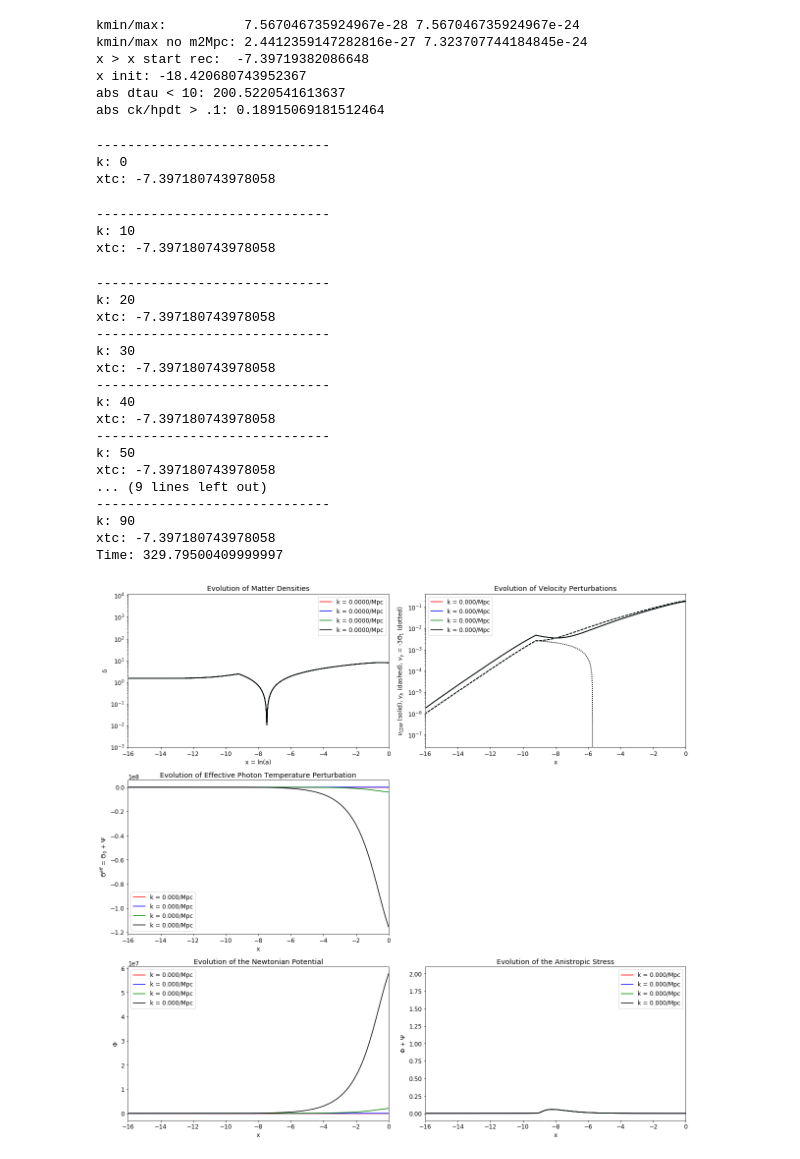
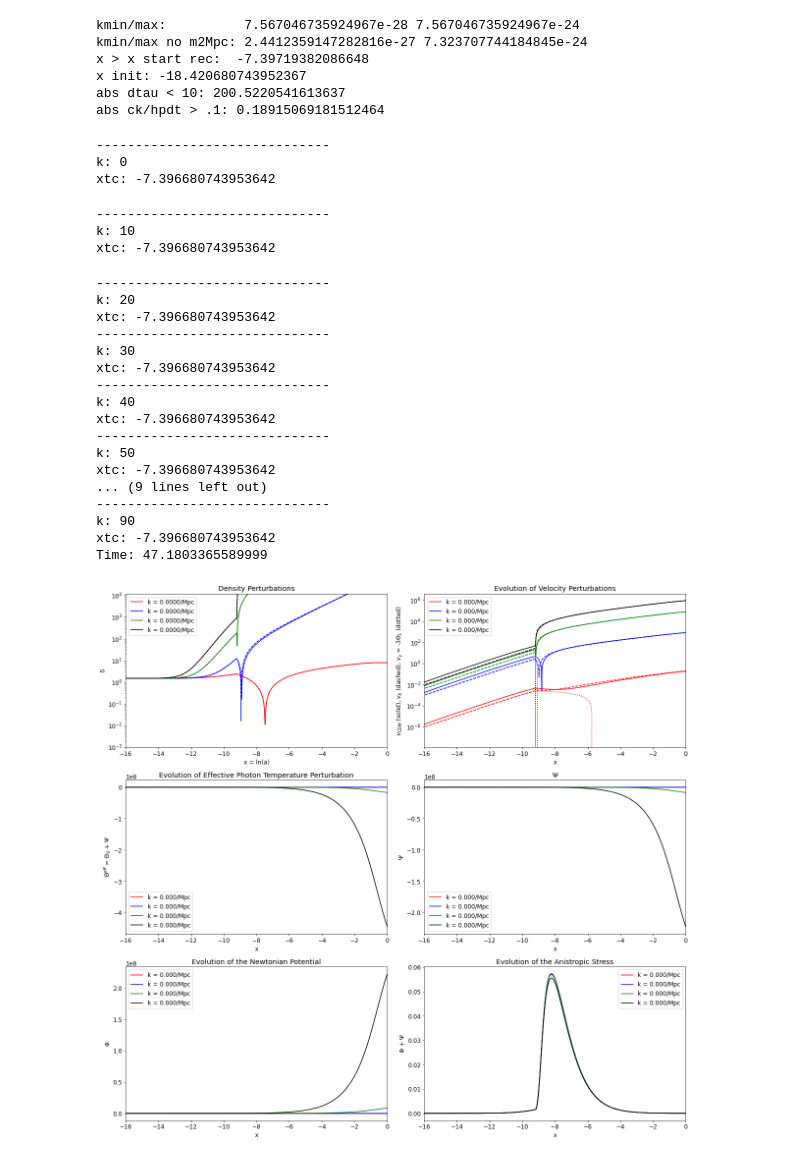
Before and after one commit to azieg/CMB-Simulation, a Jupyter notebook: StructureEvolution.ipynb, the cells around one changed output. Cells and saved outputs as stored; diff of their text form; code cells hidden in the pictures.

```diff
--- a/StructureEvolution.ipynb
+++ b/StructureEvolution.ipynb
@@ -309,7 +309,7 @@ for i in range(nk):
     for l in range(3, lmaxint):
         Θ[0, l, i] = -l*c*ks[i]*Θ[0, l - 1, i]/((2.0*l + 1.0)*getHPrime(xinit)*τ2spl(xinit)[0])
 
-    Ψ[0, i] = 1.0#-Φ[0, i] - 12.0*Ωr*Θ[0, 2, i]*H0/(c*ks[i]*np.exp(xinit))
+    Ψ[0, i] = -1.0#-Φ[0, i] - 12.0*Ωr*Θ[0, 2, i]*H0/(c*ks[i]*np.exp(xinit))
 
     '''
     Ψ[0, i] = -1.0/(3.0/2.0)
@@ -365,7 +365,7 @@ for k in range(nk):
         print('k:', k)
         print('xtc:', xtc)
 
-    sol_tight = solve_ivp(yTCderivs, [xinit, xtc], ytc, t_eval=xtight, rtol=1e-6, atol=1e-6)
+    sol_tight = solve_ivp(yTCderivs, [xinit, xtc], ytc, t_eval=xtight, rtol=1e-11, atol=1e-11)
 
     y_after_tc = sol_tight.y[:, -1]
 
@@ -376,13 +376,14 @@ for k in range(nk):
     for j in range(7):
         y[j] = y_after_tc[j]
 
+    # Θ2
     y[7] = -20.0*c*kcurrent*y[6]/(45.0*getHPrime(xtc)*τ2spl(xtc)[0])
 
     for l in range(2, lmaxint):
         y[6 + l] = -l*c*kcurrent*y[6 + l - 1]/((2.0*l + 1)*getHPrime(xtc)*τ2spl(xtc)[0])
 
 
-    sol_full = solve_ivp(yderivs, [xtc, x_end], y, t_eval=x_full, rtol=1e-6, atol=1e-6)
+    sol_full = solve_ivp(yderivs, [xtc, x_end], y, t_eval=x_full, rtol=1e-11, atol=1e-11)
 
     '''
     y[7] = -20.0*c*kcurrent*y[6]/(45.0*getHPrime(xtc)*τ2spl(xtc)[0])
@@ -393,7 +394,7 @@ for k in range(nk):
 
     for i in range(len(x_full)):
         Ψ[ntight + i, k] = -sol_full.y[4, i] - 12.0*H0**2.0*Ωr*sol_full.y[7, i]/(c**2.0*kcurrent**2.0*math.exp(2.0*x_full[i]))
-        Θ[ntight + i, 2, k] =  sol_full.y[7, i]
+        #Θ[ntight + i, 2, k] =  sol_full.y[7, i]
 
     '''
     for i in range(len(x_full)):
@@ -433,31 +434,31 @@ vb_spl = RectBivariateSpline(x_grid, ks, vb)
 Ψ_spl = RectBivariateSpline(x_grid, ks, Ψ)
 Θ0_spl = RectBivariateSpline(x_grid, ks, Θ[:, 0, :])
 Θ1_spl = RectBivariateSpline(x_grid, ks, Θ[:, 1, :])
-Θ2_spl = RectBivariateSpline(x_grid, ks, Θ[:, 2, :])
+#Θ2_spl = RectBivariateSpline(x_grid, ks, Θ[:, 2, :])
 # %% [output]
 ------------------------------
 k: 0
-xtc: -7.397180743978058
+xtc: -7.396680743953642
 ------------------------------
 k: 10
-xtc: -7.397180743978058
+xtc: -7.396680743953642
 ------------------------------
 k: 20
-xtc: -7.397180743978058
+xtc: -7.396680743953642
 ------------------------------
 k: 30
-xtc: -7.397180743978058
+xtc: -7.396680743953642
 ------------------------------
 k: 40
-xtc: -7.397180743978058
+xtc: -7.396680743953642
 ------------------------------
 k: 50
-xtc: -7.397180743978058
+xtc: -7.396680743953642
 ... (9 lines left out)
 ------------------------------
 k: 90
-xtc: -7.397180743978058
-Time: 329.79500409999997
+xtc: -7.396680743953642
+Time: 47.1803365589999
 # %%
 def plot(kvals):
     #kmpc = '{:.3g}'.format(kval*(1.0e6*3.08567758e16))
@@ -479,17 +480,17 @@ def plot(kvals):
 
     fig, axs = plt.subplots(nrows=3, ncols=2, figsize=(17, 16))
 
-    axs[0, 0].set_title('Evolution of Matter Densities')# k = ' + str(kmpc) + '/ Mpc')
+    axs[0, 0].set_title('Density Perturbations')# k = ' + str(kmpc) + '/ Mpc')
     axs[0, 0].set_yscale('log')
     axs[0, 0].set_xlim(-16, 0)
     axs[0, 0].set_ylim(1.0e-3, 1.2e4)
     for i in range(len(kvals)):
         lb = 'k = ' + str('{:05.4f}'.format(kvals[i])) + '/Mpc'
 
-        data_δ = δ_spl(x_grid, kvals[i]*h*m2Mpc)[:, 0]
+        data_δ = δ_spl(x_grid, kvals[i])[:, 0]
         axs[0, 0].plot(x_grid, np.abs(data_δ), color=clr[i], label=lb)
 
-        data_δb = δb_spl(x_grid, kvals[i]*h*m2Mpc)[:, 0]
+        data_δb = δb_spl(x_grid, kvals[i])[:, 0]
         axs[0, 0].plot(x_grid, np.abs(data_δb), color=clr[i], ls='--')
     #plt.plot(x_grid, np.abs(3.0*data_Θ0), label='δR')
     axs[0, 0].set_xlabel('x = ln(a)')
@@ -503,13 +504,13 @@ def plot(kvals):
     for i in range(len(kvals)):
         lb = 'k = ' + str('{:05.3f}'.format(kvals[i])) + '/Mpc'
 
-        data_v = v_spl(x_grid, kvals[i]*h*m2Mpc)[:, 0]
+        data_v = v_spl(x_grid, kvals[i])[:, 0]
         axs[0, 1].plot(x_grid, np.abs(data_v), color=clr[i], label=lb)
 
-        data_vb = vb_spl(x_grid, kvals[i]*h*m2Mpc)[:, 0]
+        data_vb = vb_spl(x_grid, kvals[i])[:, 0]
         axs[0, 1].plot(x_grid, np.abs(data_vb), color=clr[i], ls='--')
 
-        data_Θ1 = Θ1_spl(x_grid, kvals[i]*h*m2Mpc)[:, 0]
+        data_Θ1 = Θ1_spl(x_grid, kvals[i])[:, 0]
         axs[0, 1].plot(x_grid, -3.0*data_Θ1, color=clr[i], ls=':')
     #plt.plot(x_grid, np.abs(-3.0*data_Θ1),label='|vR|')
     axs[0, 1].set_xlabel('x')
@@ -521,21 +522,28 @@ def plot(kvals):
     axs[1, 0].set_xlim(-16, 0)
     for i in range(len(kvals)):
         lb = 'k = ' + str('{:05.3f}'.format(kvals[i])) + '/Mpc'
-        data_Ψ = Ψ_spl(x_grid, kvals[i]*h)[:, 0]
-        data_Θ0 = Θ0_spl(x_grid, kvals[i]*h)[:, 0]
+        data_Ψ = Ψ_spl(x_grid, kvals[i])[:, 0]
+        data_Θ0 = Θ0_spl(x_grid, kvals[i])[:, 0]
         axs[1, 0].plot(x_grid, data_Θ0 + data_Ψ, color=clr[i], label=lb)
     axs[1, 0].set_xlabel('x')
     axs[1, 0].set_ylabel('$Θ^{eff}$ = $Θ_0$ + Ψ')
     axs[1, 0].legend()
 
-    axs[1, 1].remove()
-
+    axs[1, 1].set_title('Ψ')
+    axs[1, 1].set_xlim(-16, 0)
+    for i in range(len(kvals)):
+        lb = 'k = ' + str('{:05.3f}'.format(kvals[i])) + '/Mpc'
+        data_Ψ = Ψ_spl(x_grid, kvals[i])[:, 0]
+        axs[1, 1].plot(x_grid, data_Ψ, color=clr[i], label=lb)
+    axs[1, 1].set_xlabel('x')
+    axs[1, 1].set_ylabel('Ψ')
+    axs[1, 1].legend()
 
     axs[2, 0].set_title('Evolution of the Newtonian Potential')
     axs[2, 0].set_xlim(-16, 0)
     for i in range(len(kvals)):
         lb = 'k = ' + str('{:05.3f}'.format(kvals[i])) + '/Mpc'
-        data_Φ = Φ_spl(x_grid, kvals[i]*h)[:, 0]
+        data_Φ = Φ_spl(x_grid, kvals[i])[:, 0]
         axs[2, 0].plot(x_grid, data_Φ, color=clr[i], label=lb)
     axs[2, 0].set_xlabel('x')
     axs[2, 0].set_ylabel('Φ')
@@ -545,7 +553,8 @@ def plot(kvals):
     axs[2, 1].set_xlim(-16, 0)
     for i in range(len(kvals)):
         lb = 'k = ' + str('{:05.3f}'.format(kvals[i])) + '/Mpc'
-        #data_Ψ = Ψ_spl(x_grid, kvals[i]*h)[:, 0]
+        data_Ψ = Ψ_spl(x_grid, kvals[i])[:, 0]
+        data_Φ = Φ_spl(x_grid, kvals[i])[:, 0]
         axs[2, 1].plot(x_grid, data_Ψ + data_Φ, color=clr[i], label=lb)
     axs[2, 1].set_xlabel('x')
     axs[2, 1].set_ylabel('Φ + Ψ')
@@ -555,7 +564,7 @@ def plot(kvals):
     plt.show()
 # %%
 #kvals = [.0001, .001, .01, .1]
-kvals = [kmin, ks[32], ks[66], kmax]
+kvals = [ks[0], ks[32], ks[66], ks[-1]]
 plot(kvals)
 # %% [output]
-[figure, old version]
+[figure, new version]
```
Also changed, not shown: parts of 2 cells of this notebook, 3 other files.
